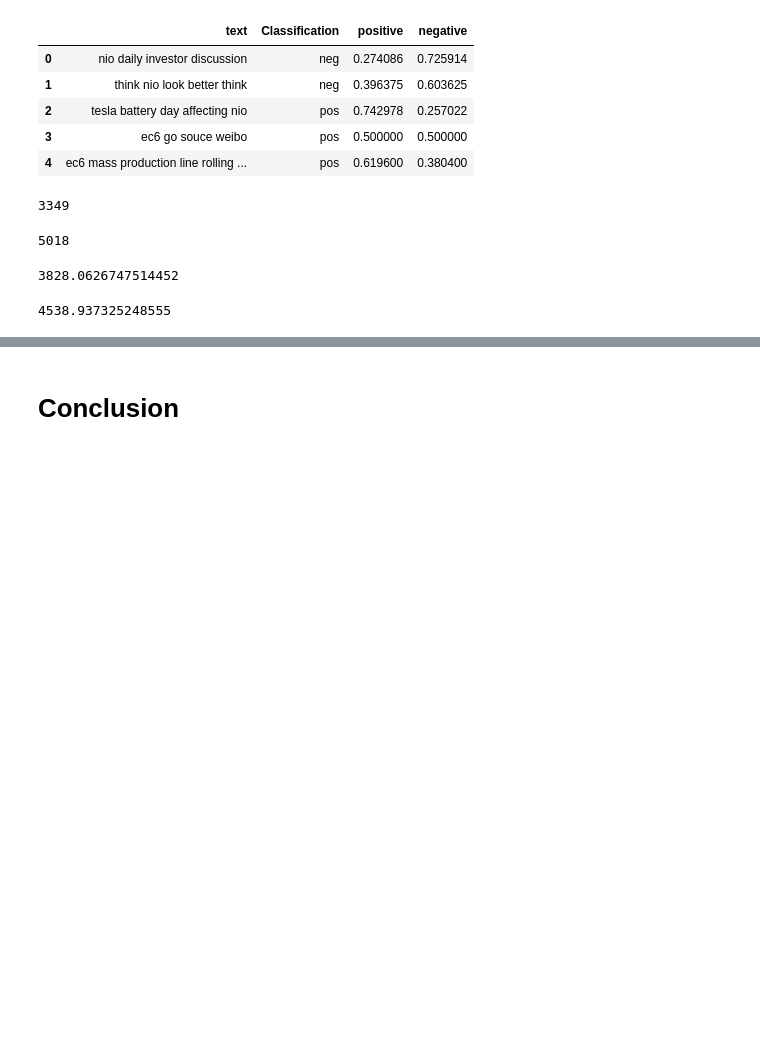
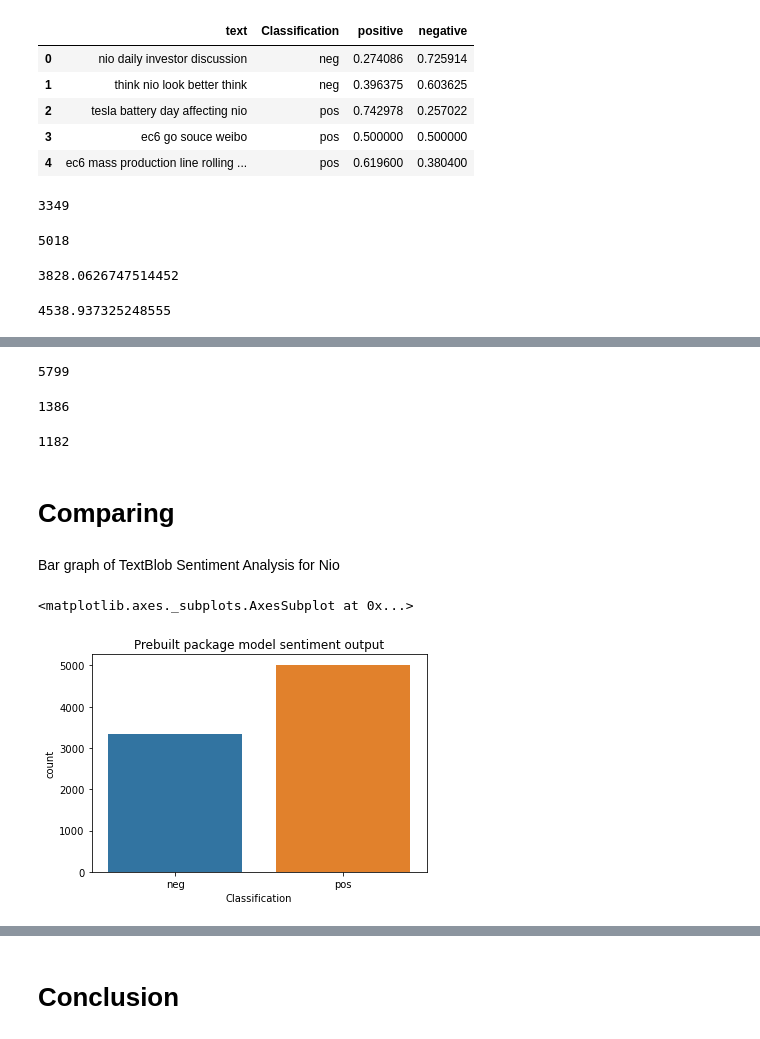
Before and after one commit to steven-pham/DataScience-Phase2, a Jupyter notebook: Business/Business-Case.ipynb, the cells around one changed output, grey strips where cells are left out. Drawn from its saved outputs; the diff is of its cells as text; code cells hidden in the pictures; blank space fills up the shorter version.

```diff
--- a/Business/Business-Case.ipynb
+++ b/Business/Business-Case.ipynb
@@ -257,0 +336,22 @@ data.positive.sum()
+# %%
+prediction_data.sentiment.value_counts().neutral
+# %% [output]
+5799
+# %%
+prediction_data.sentiment.value_counts().positive
+# %% [output]
+1386
+# %%
+prediction_data.sentiment.value_counts().negative
+# %% [output]
+1182
+# %% [markdown]
+# Comparing
+# %% [markdown]
+Bar graph of TextBlob Sentiment Analysis for Nio
+# %%
+plt.title("Prebuilt package model sentiment output")
+sns.countplot(data['Classification'])
+# %% [output]
+<matplotlib.axes._subplots.AxesSubplot at 0x...>
+[figure, added]
```
Also changed, not shown: parts of 26 cells of this notebook, 2 other files.
